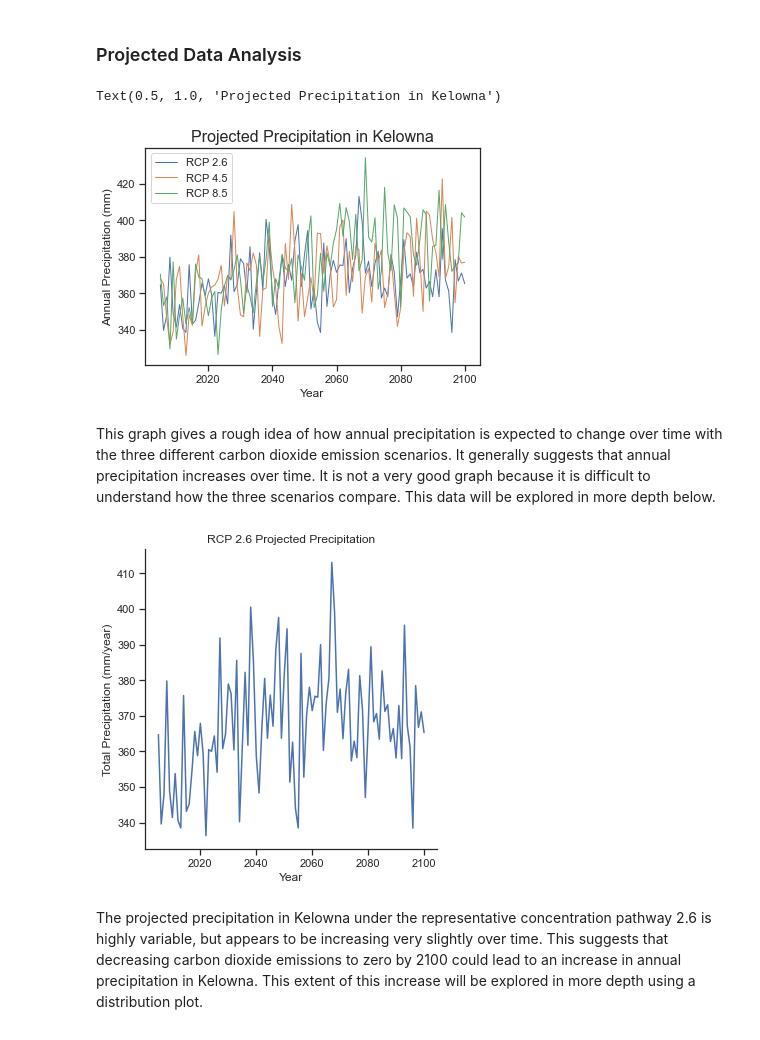
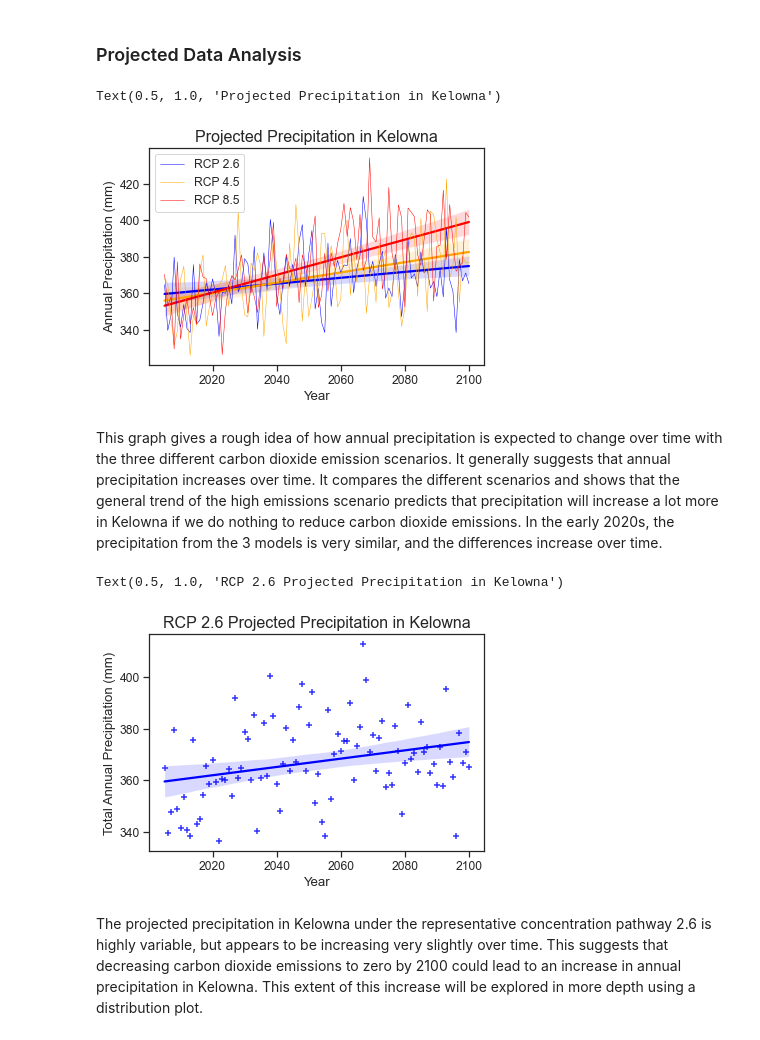
Before and after one commit to data301-2021-winter1/project-group70-project, a Jupyter notebook: notebooks/analysis2.ipynb, the cells around one changed output. Cells and saved outputs as stored; diff of their text form; code cells hidden in the pictures.

```diff
--- a/notebooks/analysis2.ipynb
+++ b/notebooks/analysis2.ipynb
@@ -302,26 +302,32 @@ distribution_hp = sns.displot(data=hp["Modeled Historical"], kde=True, bins=15).
 This distribution plot highlights the variability of total precipitation in Kelowna from 1950-2005. This plot suggests that in the past, total annual precipitation was commonly around 340mm. Lower values were not commonly seen, and these could possible be years of severe drought. Higher values are quite likely, with some years receiving over 370mm of precipitation. However, a total annual precipitation much higher was not seen.
 # %% [markdown]
 ### Projected Data Analysis
+# %%
+sns.set_theme(style="ticks",
+              font_scale=1.1)
 # %%
-plt.plot(fp["Year"], fp["RCP 2.6 Median"], label="RCP 2.6", linewidth=1)
-plt.plot(fp["Year"], fp["RCP 4.5 Median"], label="RCP 4.5", linewidth=1)
-plt.plot(fp["Year"], fp["RCP 8.5 Median"], label="RCP 8.5", linewidth=1)
+Combined=sns.regplot(data=fp, x="Year", y="RCP 2.6 Median", marker="", color="blue")
+Combined=sns.regplot(data=fp, x="Year", y="RCP 4.5 Median", marker="", color="orange")
+Combined=sns.regplot(data=fp, x="Year", y="RCP 8.5 Median", marker="", color="red")
+plt.plot(fp["Year"], fp["RCP 2.6 Median"], label="RCP 2.6", linewidth=0.5, color="blue")
+plt.plot(fp["Year"], fp["RCP 4.5 Median"], label="RCP 4.5", linewidth=0.5, color="orange")
+plt.plot(fp["Year"], fp["RCP 8.5 Median"], label="RCP 8.5", linewidth=0.5, color="red")
 plt.legend()
 plt.xlabel("Year")
 plt.ylabel("Annual Precipitation (mm)")
 plt.title("Projected Precipitation in Kelowna", fontsize=16)
 # %% [output]
 Text(0.5, 1.0, 'Projected Precipitation in Kelowna')
-[figure, old version]
+[figure, new version]
 # %% [markdown]
-This graph gives a rough idea of how annual precipitation is expected to change over time with the three different carbon dioxide emission scenarios. It generally suggests that annual precipitation increases over time. It is not a very good graph because it is difficult to understand how the three scenarios compare. This data will be explored in more depth below.
+This graph gives a rough idea of how annual precipitation is expected to change over time with the three different carbon dioxide emission scenarios. It generally suggests that annual precipitation increases over time. It compares the different scenarios and shows that the general trend of the high emissions scenario predicts that precipitation will increase a lot more in Kelowna if we do nothing to reduce carbon dioxide emissions. In the early 2020s, the precipitation from the 3 models is very similar, and the differences increase over time.
 # %%
-line_fp26 = sns.relplot(
-    data=fp, kind="line",
-    x="Year", y="RCP 2.6 Median"
-).set(title = "RCP 2.6 Projected Precipitation", xlabel="Year", ylabel= "Total Precipitation (mm/year)")
+line_fp26 = sns.regplot(data=fp,x="Year", y="RCP 2.6 Median", marker ="+", color="blue")
+plt.ylabel("Total Annual Precipitation (mm)")
+plt.title("RCP 2.6 Projected Precipitation in Kelowna", size=16)
 # %% [output]
+Text(0.5, 1.0, 'RCP 2.6 Projected Precipitation in Kelowna')
-[figure, old version]
+[figure, new version]
 # %% [markdown]
 The projected precipitation in Kelowna under the representative concentration pathway 2.6 is highly variable, but appears to be increasing very slightly over time. This suggests that decreasing carbon dioxide emissions to zero by 2100 could lead to an increase in annual precipitation in Kelowna. This extent of this increase will be explored in more depth using a distribution plot.
 # %%
```
Also changed, not shown: parts of 6 cells of this notebook.
